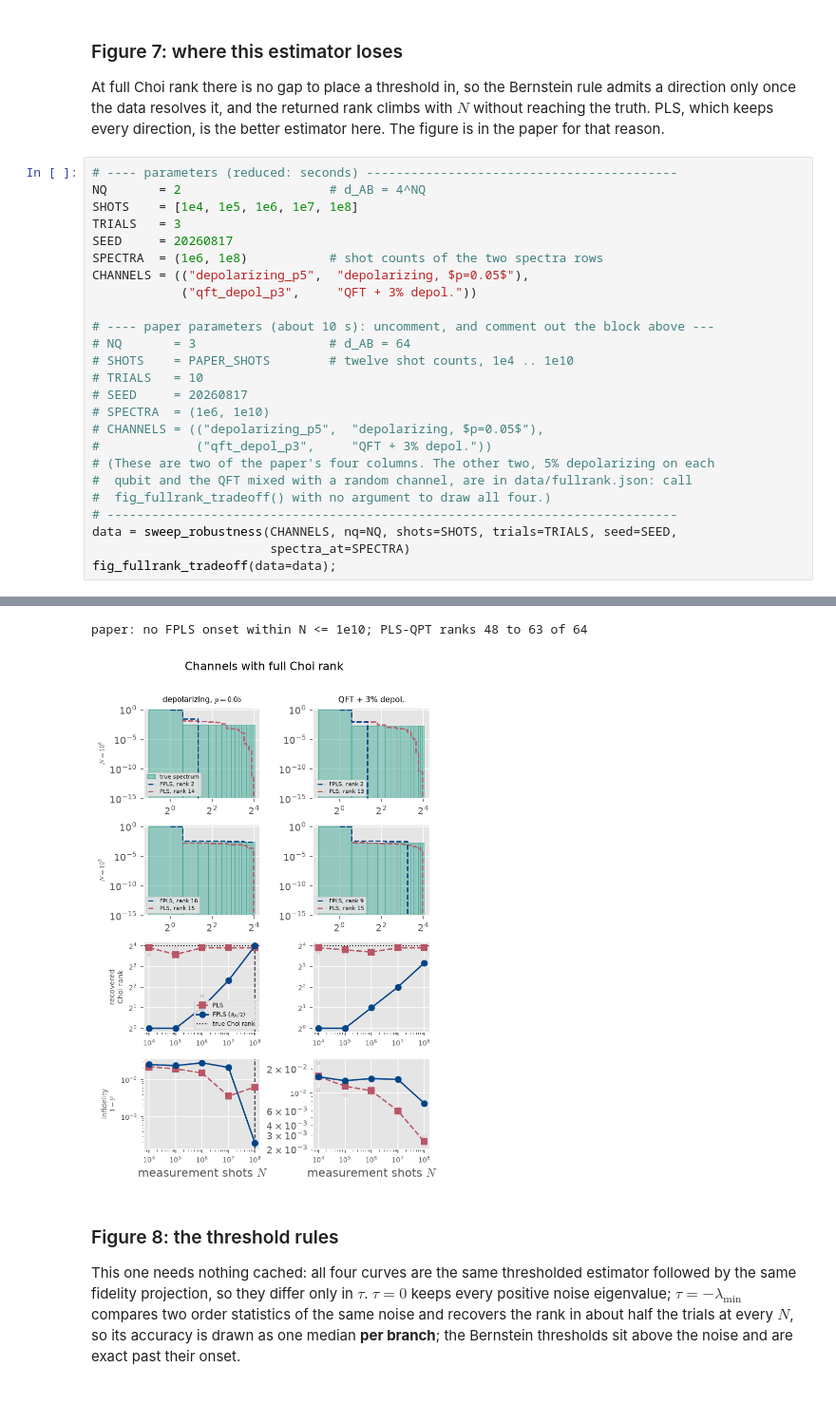
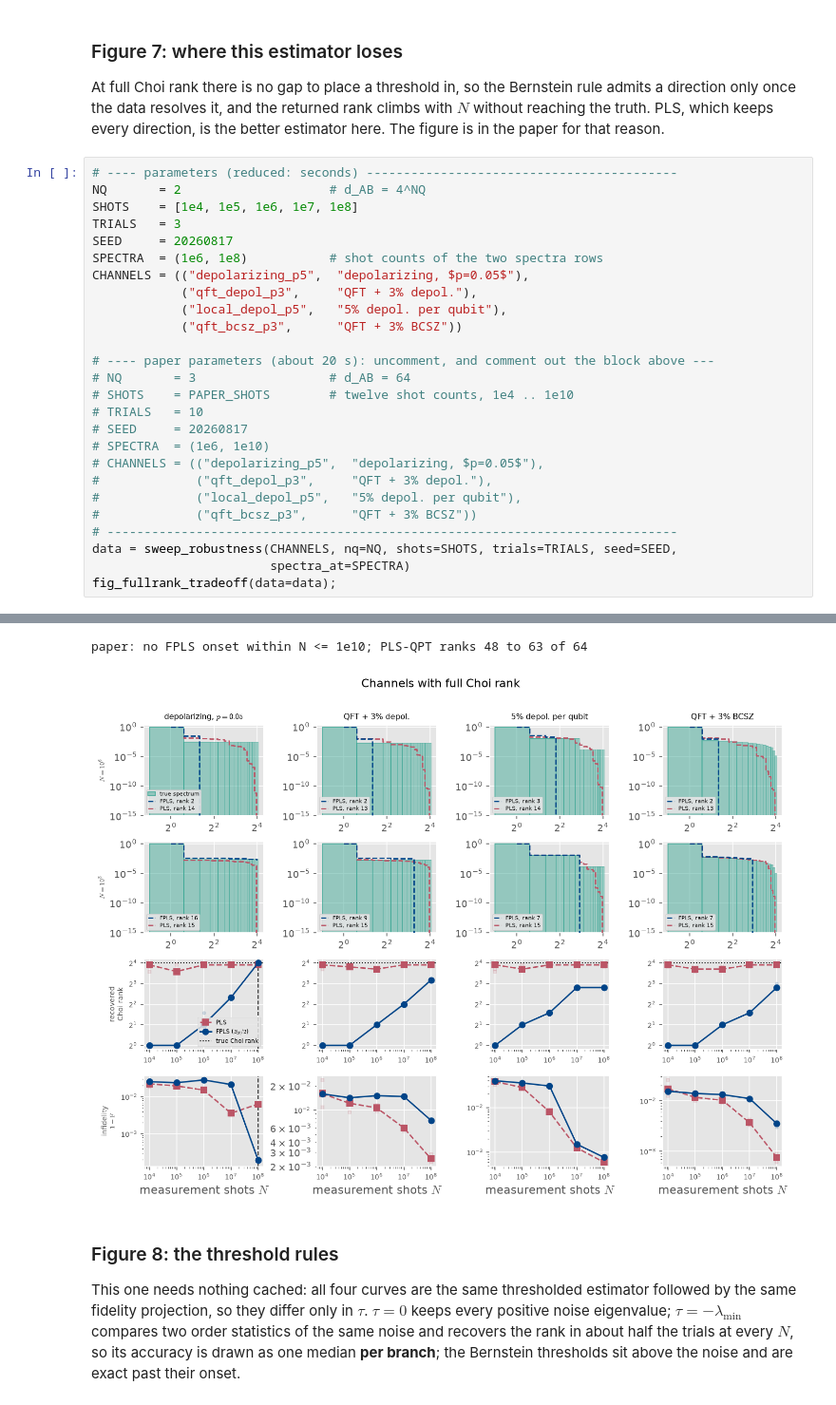
Before and after one commit to afhamash/fidelity_QPT, a Jupyter notebook: fpls_notebook.ipynb, the cells around one changed output, grey strips where cells are left out. Shown at 95% size. Saved outputs shown, nothing was run; the diff lists cells and outputs as text.

```diff
--- a/fpls_notebook.ipynb
+++ b/fpls_notebook.ipynb
@@ -426,19 +439,20 @@ TRIALS   = 3
 SEED     = 20260817
 SPECTRA  = (1e6, 1e8)           # shot counts of the two spectra rows
 CHANNELS = (("depolarizing_p5",  "depolarizing, $p=0.05$"),
-            ("qft_depol_p3",     "QFT + 3% depol."))
+            ("qft_depol_p3",     "QFT + 3% depol."),
+            ("local_depol_p5",   "5% depol. per qubit"),
+            ("qft_bcsz_p3",      "QFT + 3% BCSZ"))
 
-# ---- paper parameters (about 10 s): uncomment, and comment out the block above ---
+# ---- paper parameters (about 20 s): uncomment, and comment out the block above ---
 # NQ       = 3                  # d_AB = 64
 # SHOTS    = PAPER_SHOTS        # twelve shot counts, 1e4 .. 1e10
 # TRIALS   = 10
 # SEED     = 20260817
 # SPECTRA  = (1e6, 1e10)
 # CHANNELS = (("depolarizing_p5",  "depolarizing, $p=0.05$"),
-#             ("qft_depol_p3",     "QFT + 3% depol."))
-# (These are two of the paper's four columns. The other two, 5% depolarizing on each
-#  qubit and the QFT mixed with a random channel, are in data/fullrank.json: call
-#  fig_fullrank_tradeoff() with no argument to draw all four.)
+#             ("qft_depol_p3",     "QFT + 3% depol."),
+#             ("local_depol_p5",   "5% depol. per qubit"),
+#             ("qft_bcsz_p3",      "QFT + 3% BCSZ"))
 # -----------------------------------------------------------------------------
 data = sweep_robustness(CHANNELS, nq=NQ, shots=SHOTS, trials=TRIALS, seed=SEED,
                         spectra_at=SPECTRA)
@@ -449,5 +465,5 @@ QFT + 3% depol.            true rank  16   onset not reached   PLS-QPT modal ran
 paper: no FPLS onset within N <= 1e10; PLS-QPT ranks 48 to 63 of 64
-[figure, old version]
+[figure, new version]
 # %% [markdown]
 ### Figure 8: the threshold rules
 
```
Also changed, not shown: parts of 7 cells of this notebook, 5 other files.
